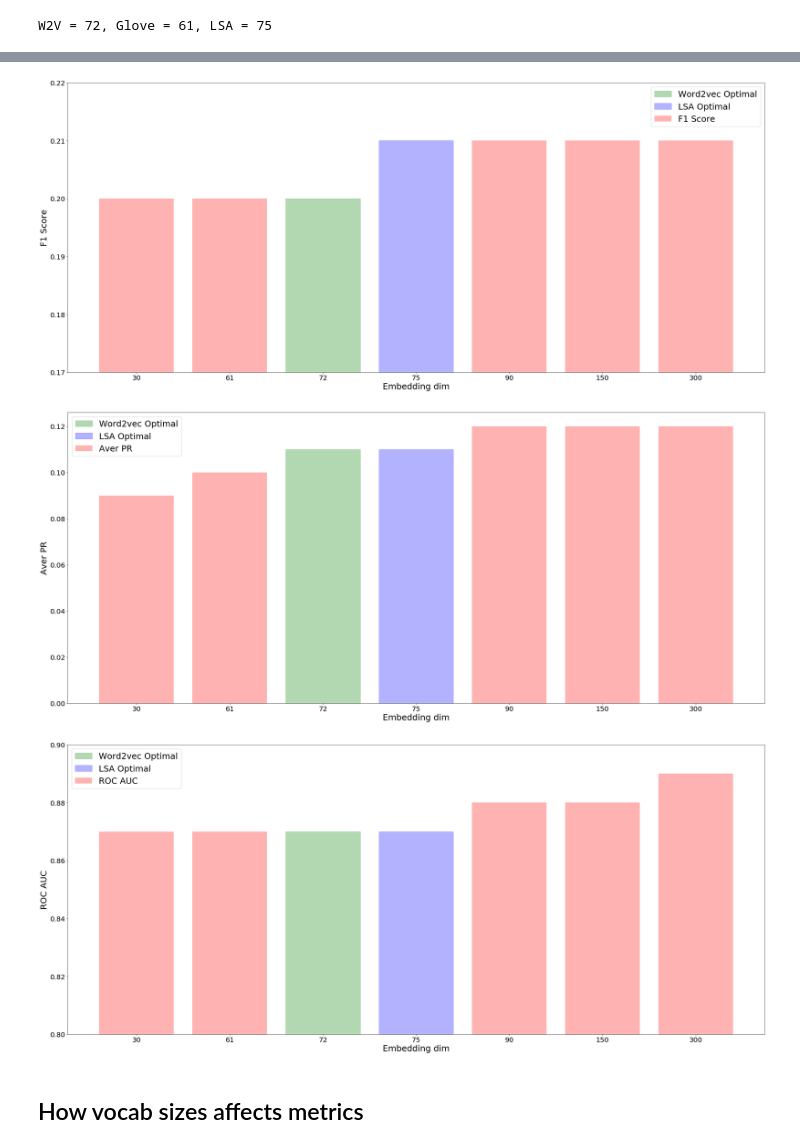
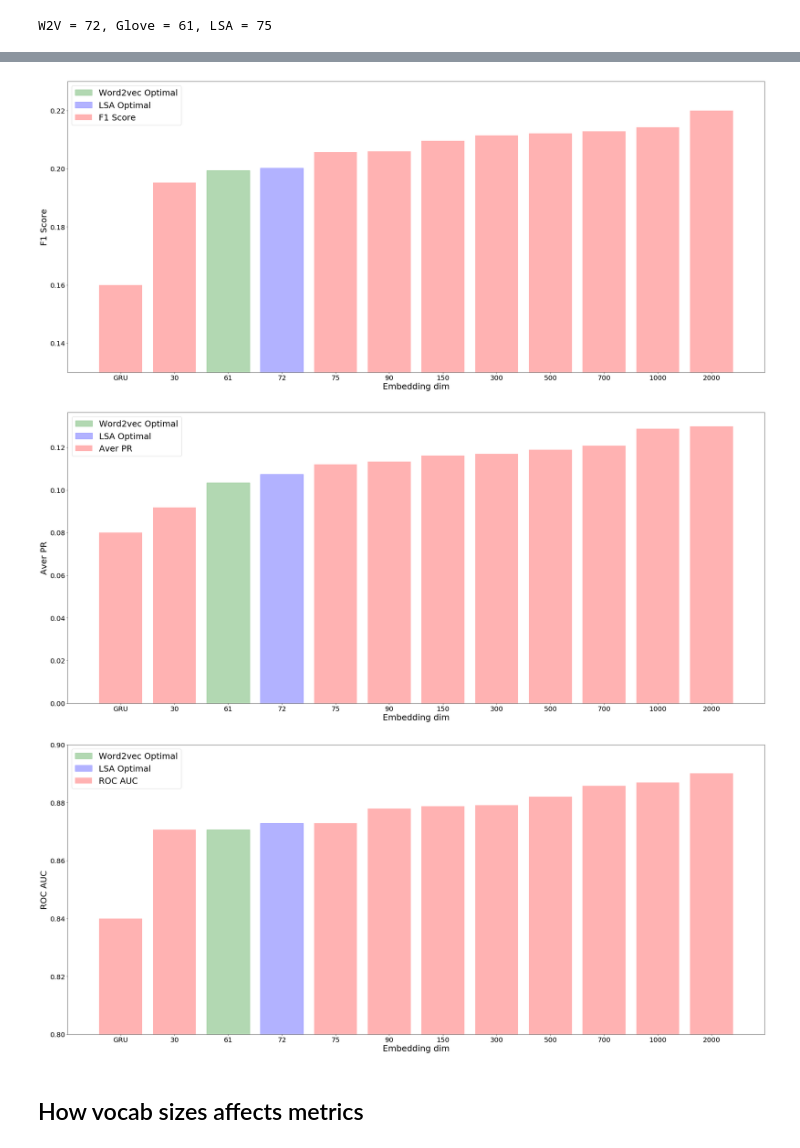
Before and after one commit to fursovia/fraud_detection, a Jupyter notebook: analysis.ipynb, the cells around one changed output, grey strips where cells are left out. Saved outputs shown, nothing was run; the diff lists cells and outputs as text; code cells hidden in the pictures.

```diff
--- a/analysis.ipynb
+++ b/analysis.ipynb
@@ -23,6 +23,7 @@ print(f'W2V = {word2vec_optimal_dim}, Glove = {glove_optimal_dim}, LSA = {lsa_op
 W2V = 72, Glove = 61, LSA = 75
 # %%
 filenames = glob.glob('experiments/dim_selection/swem_max_emb_size=*/*.yaml')
+filenames.remove('experiments/dim_selection/swem_max_emb_size=5000/config.yaml')
 # %%
 sizes = []
 f1s = []
@@ -33,9 +34,16 @@ for filename in filenames:
     config = get_yaml_config(filename)
 
     sizes.append(int(config['emb_dim']))
-    f1s.append(np.round(float(config['f1']), 2))
-    aver_prs.append(np.round(float(config['aver_pr']), 2))
-    roc_aucs.append(np.round(float(config['roc_auc']), 2))
+    f1s.append(np.round(float(config['f1']), 5))
+    aver_prs.append(np.round(float(config['aver_pr']), 5))
+    roc_aucs.append(np.round(float(config['roc_auc']), 5))
+# %%
+config = get_yaml_config('experiments/gru_exp/config.yaml')
+
+sizes.append(1)
+f1s.append(np.round(float(config['f1']), 2))
+aver_prs.append(np.round(float(config['aver_pr']), 2))
+roc_aucs.append(np.round(float(config['roc_auc']), 2))
 # %%
 pprint(config)
 # %% [output]
@@ -63,0 +83,2 @@ sizes = sorted(sizes)
+# %%
+sizes[0] = 'GRU'
@@ -64,29 +90,29 @@ sizes = sorted(sizes)
 # %%
 fig, ax = plt.subplots(figsize=(30, 13))
 
 rects1 = ax.bar([str(s) for s in sizes],
                 f1s,
                 alpha=0.3,
                 color='red',
                 label='F1 Score')
 
 rects1[3].set_color('blue')
 rects1[3].set_label('LSA Optimal')
 
 rects1[2].set_color('green')
 rects1[2].set_label('Word2vec Optimal')
 
 ax.set_xlabel('Embedding dim', size=25)
 ax.set_ylabel('F1 Score', size=25)
 # ax.set_xticklabels(labs)
 ax.legend(prop={'size': 25})
 ax.tick_params(labelsize=20)
-ax.set_ylim((0.17, 0.22))
+ax.set_ylim((0.13, 0.23))
 
 fig.tight_layout()
 plt.show()
 # %% [output]
-[figure, old version]
+[figure, new version]
 # %%
 fig, ax = plt.subplots(figsize=(30, 13))
 
@@ -111,7 +137,7 @@ ax.tick_params(labelsize=20)
 fig.tight_layout()
 plt.show()
 # %% [output]
-[figure, old version]
+[figure, new version]
 # %%
 fig, ax = plt.subplots(figsize=(30, 13))
 
@@ -138,7 +164,7 @@ ax.tick_params(labelsize=20)
 fig.tight_layout()
 plt.show()
 # %% [output]
-[figure, old version]
+[figure, new version]
 # %% [markdown]
 ## How vocab sizes affects metrics
 # %%
```
Also changed, not shown: parts of 7 cells of this notebook, 8 other files.
